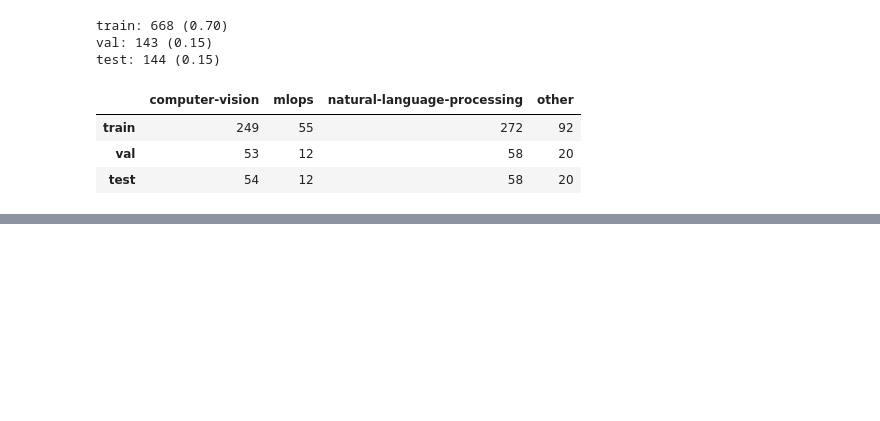
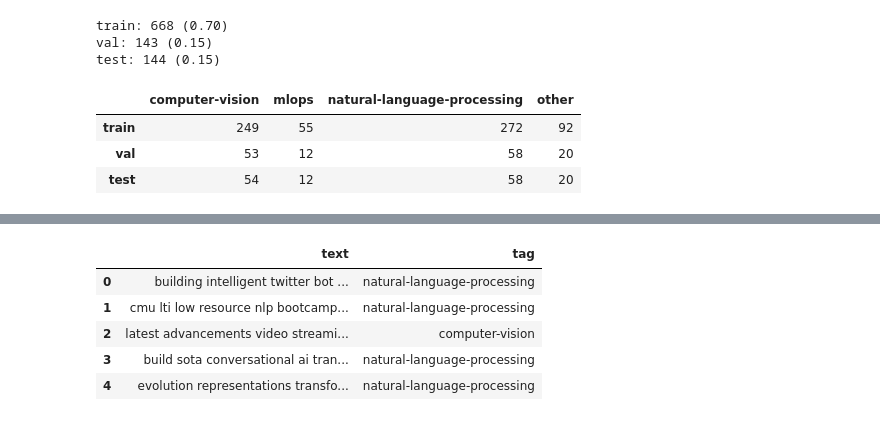
Before and after one commit to mukul74/DailyPractise, a Jupyter notebook: MLops/Project1.ipynb, the cells around one changed output, grey strips where cells are left out. Cells and saved outputs as stored; diff of their text form; code cells hidden in the pictures; blank space fills up the shorter version.

```diff
--- a/MLops/Project1.ipynb
+++ b/MLops/Project1.ipynb
@@ -440,0 +479,13 @@ pd.DataFrame({
+# %%
+# Split DataFrames
+train_df = pd.DataFrame({"text": X_train, "tag": label_encoder.decode(y_train)})
+val_df = pd.DataFrame({"text": X_val, "tag": label_encoder.decode(y_val)})
+test_df = pd.DataFrame({"text": X_test, "tag": label_encoder.decode(y_test)})
+train_df.head()
+# %% [output]
+|  | text | tag |
+| 0 | building intelligent twitter bot ... | natural-language-processing |
+| 1 | cmu lti low resource nlp bootcamp... | natural-language-processing |
+| 2 | latest advancements video streami... | computer-vision |
+| 3 | build sota conversational ai tran... | natural-language-processing |
+| 4 | evolution representations transfo... | natural-language-processing |
```
Also changed, not shown: parts of 6 cells of this notebook.
